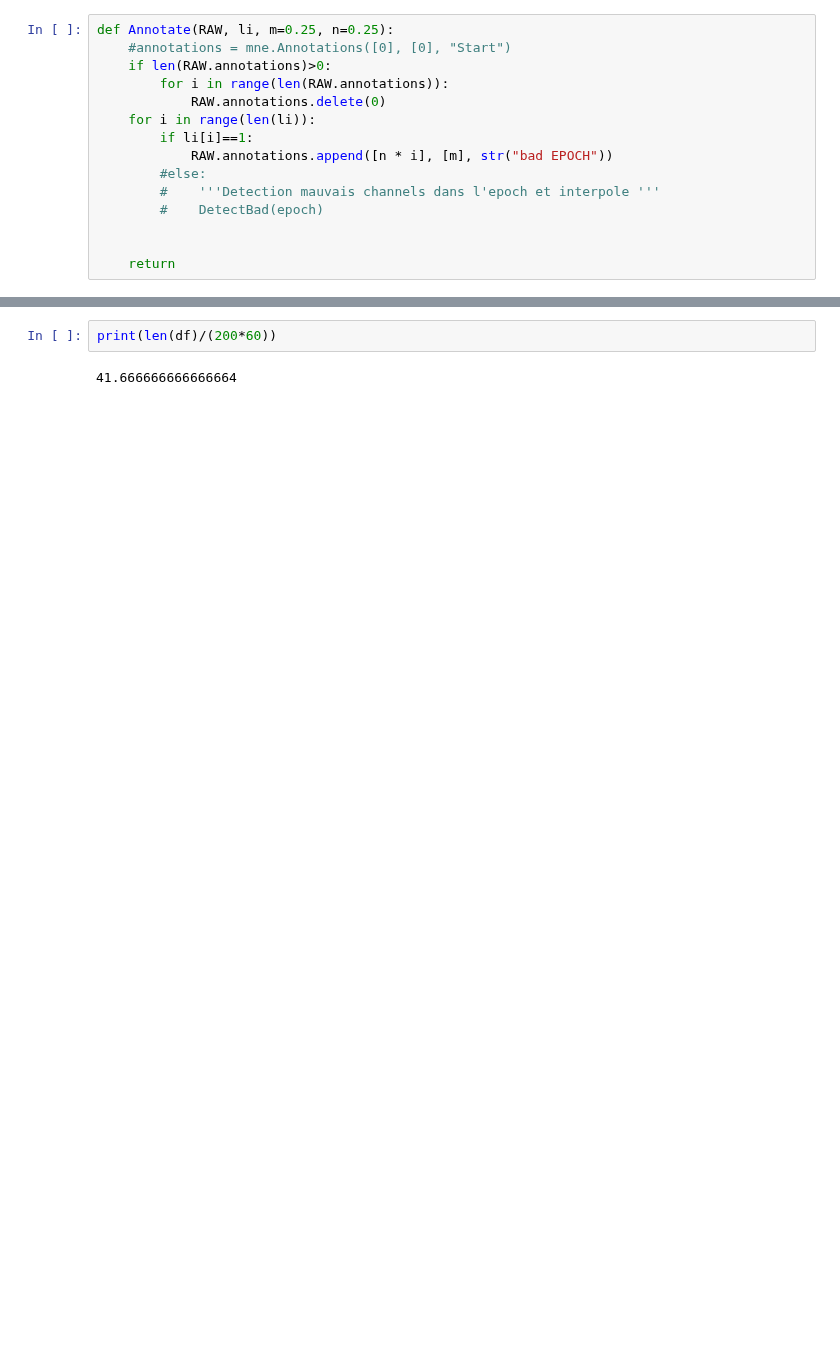
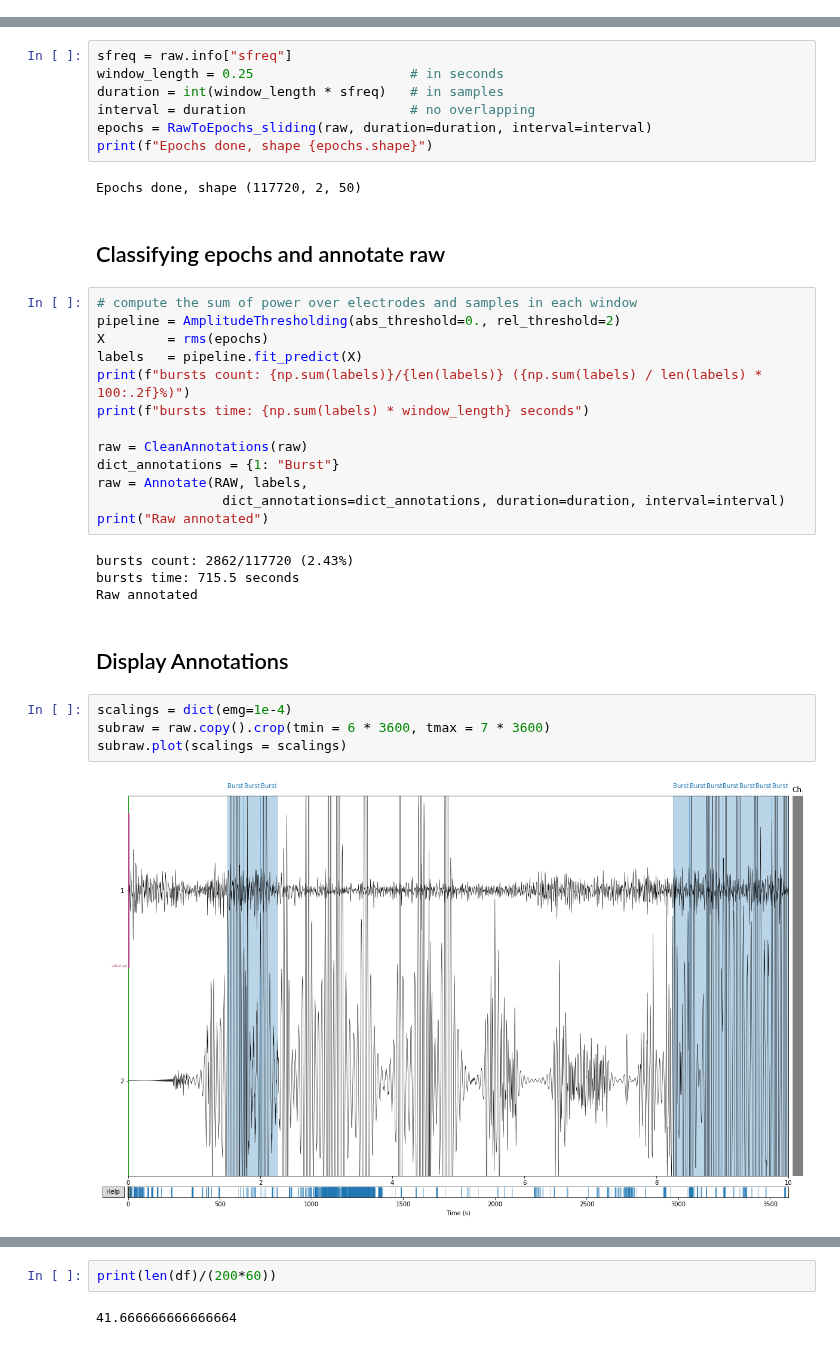
Before and after one commit to lkorczowski/Tinnitus-n-Sleep, a Jupyter notebook: Notebooks/Bruxism_detection.ipynb, the cells around one changed output, grey strips where cells are left out. Cells and saved outputs as stored; diff of their text form; blank space fills up the shorter version.

Commit message:
cleaning NB up to annotation

```diff
--- a/Notebooks/Bruxism_detection.ipynb
+++ b/Notebooks/Bruxism_detection.ipynb
@@ -124,15 +38,0 @@ plt.plot(l_detect)
-# %%
-def Annotate(RAW, li, m=0.25, n=0.25):
-    #annotations = mne.Annotations([0], [0], "Start")
-    if len(RAW.annotations)>0:
-        for i in range(len(RAW.annotations)):
-            RAW.annotations.delete(0)
-    for i in range(len(li)):
-        if li[i]==1:
-            RAW.annotations.append([n * i], [m], str("bad EPOCH"))
-        #else:
-        #    '''Detection mauvais channels dans l'epoch et interpole '''
-        #    DetectBad(epoch)
-
-
-    return
@@ -175,0 +41,36 @@ print(RAW.annotations)
+# %%
+sfreq = raw.info["sfreq"]
+window_length = 0.25                    # in seconds
+duration = int(window_length * sfreq)   # in samples
+interval = duration                     # no overlapping
+epochs = RawToEpochs_sliding(raw, duration=duration, interval=interval)
+print(f"Epochs done, shape {epochs.shape}")
+# %% [output]
+Epochs done, shape (117720, 2, 50)
+# %% [markdown]
+## Classifying epochs and annotate raw
+# %%
+# compute the sum of power over electrodes and samples in each window
+pipeline = AmplitudeThresholding(abs_threshold=0., rel_threshold=2)
+X        = rms(epochs)
+labels   = pipeline.fit_predict(X)
+print(f"bursts count: {np.sum(labels)}/{len(labels)} ({np.sum(labels) / len(labels) * 100:.2f}%)")
+print(f"bursts time: {np.sum(labels) * window_length} seconds")
+
+raw = CleanAnnotations(raw)
+dict_annotations = {1: "Burst"}
+raw = Annotate(RAW, labels,
+                dict_annotations=dict_annotations, duration=duration, interval=interval)
+print("Raw annotated")
+# %% [output]
+bursts count: 2862/117720 (2.43%)
+bursts time: 715.5 seconds
+Raw annotated
+# %% [markdown]
+## Display Annotations
+# %%
+scalings = dict(emg=1e-4)
+subraw = raw.copy().crop(tmin = 6 * 3600, tmax = 7 * 3600)
+subraw.plot(scalings = scalings)
+# %% [output]
+[figure, added]
```
Also changed, not shown: parts of 23 cells of this notebook.
